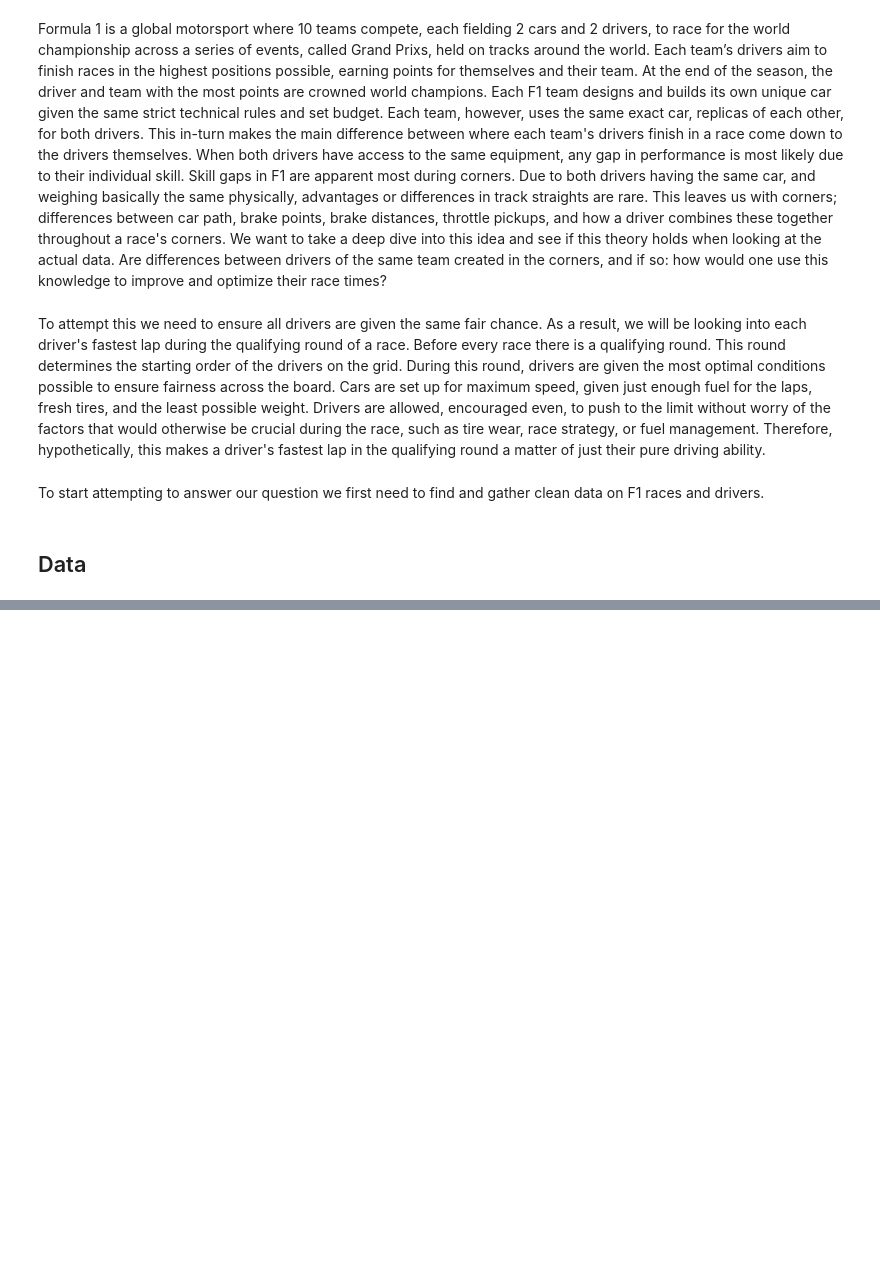
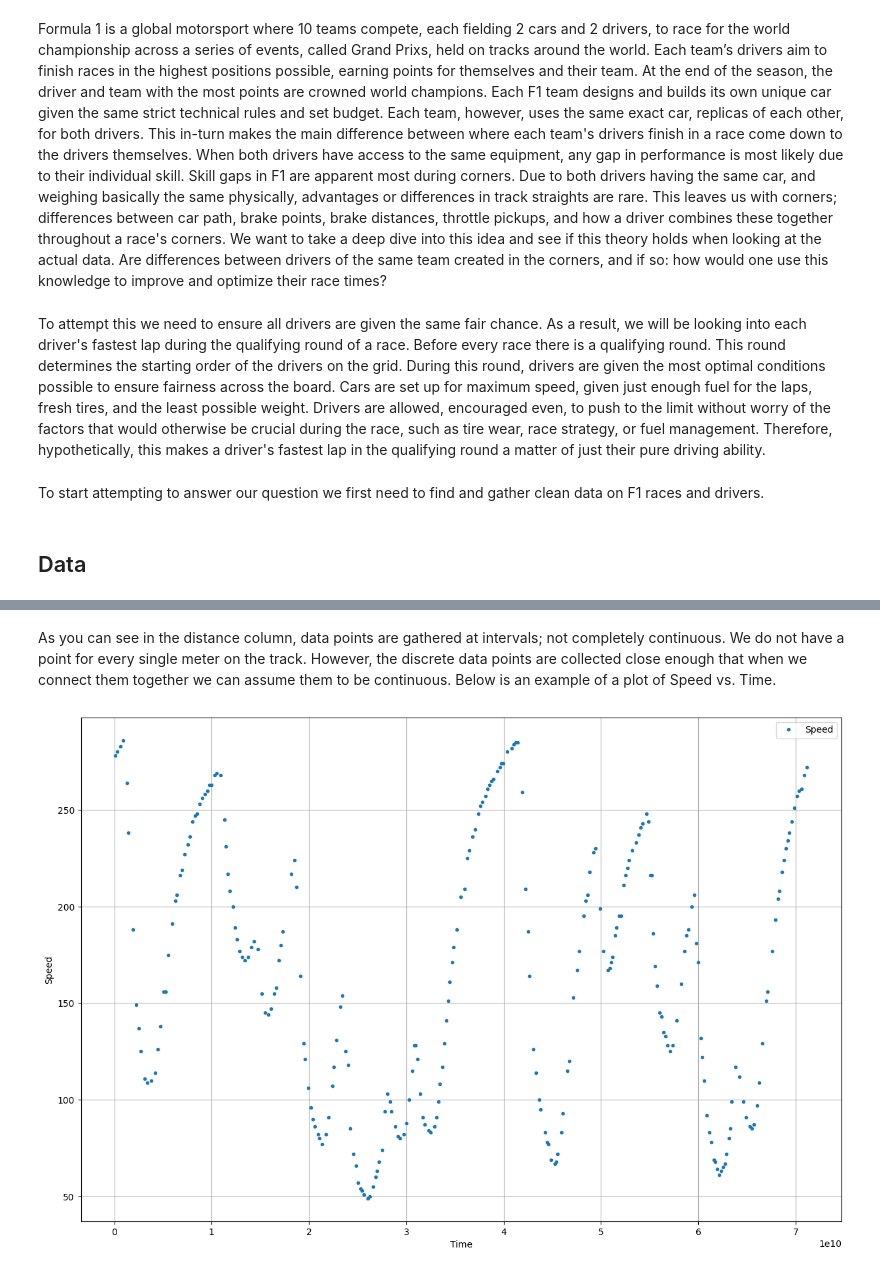
Before and after one commit to Karim-27/Formula-1-Lap-Time-Analysis, a Jupyter notebook: BIGProj.ipynb, the cells around one changed output, grey strips where cells are left out. Drawn from its saved outputs; the diff is of its cells as text; code cells hidden in the pictures; blank space fills up the shorter version.

```diff
--- a/BIGProj.ipynb
+++ b/BIGProj.ipynb
@@ -47,0 +56,15 @@ core           INFO     Finished loading data for 20 drivers: ['16', '55', '11',
+# %% [markdown]
+As you can see in the distance column, data points are gathered at intervals; not completely continuous. We do not have a point for every single meter on the track. However, the discrete data points are collected close enough that when we connect them together we can assume them to be continuous. Below is an example of a plot of Speed vs. Time.
+# %%
+import matplotlib.pyplot as plt
+
+#use the same driver and session as before
+plt.figure(figsize=(15,10))
+plt.plot(tel['Time'].values, tel['Speed'].values, '.', label='Speed')
+plt.xlabel('Time')
+plt.ylabel('Speed')
+plt.legend()
+plt.grid(True)
+plt.show()
+# %% [output]
+[figure, added]
```
Also changed, not shown: parts of 5 cells of this notebook.
